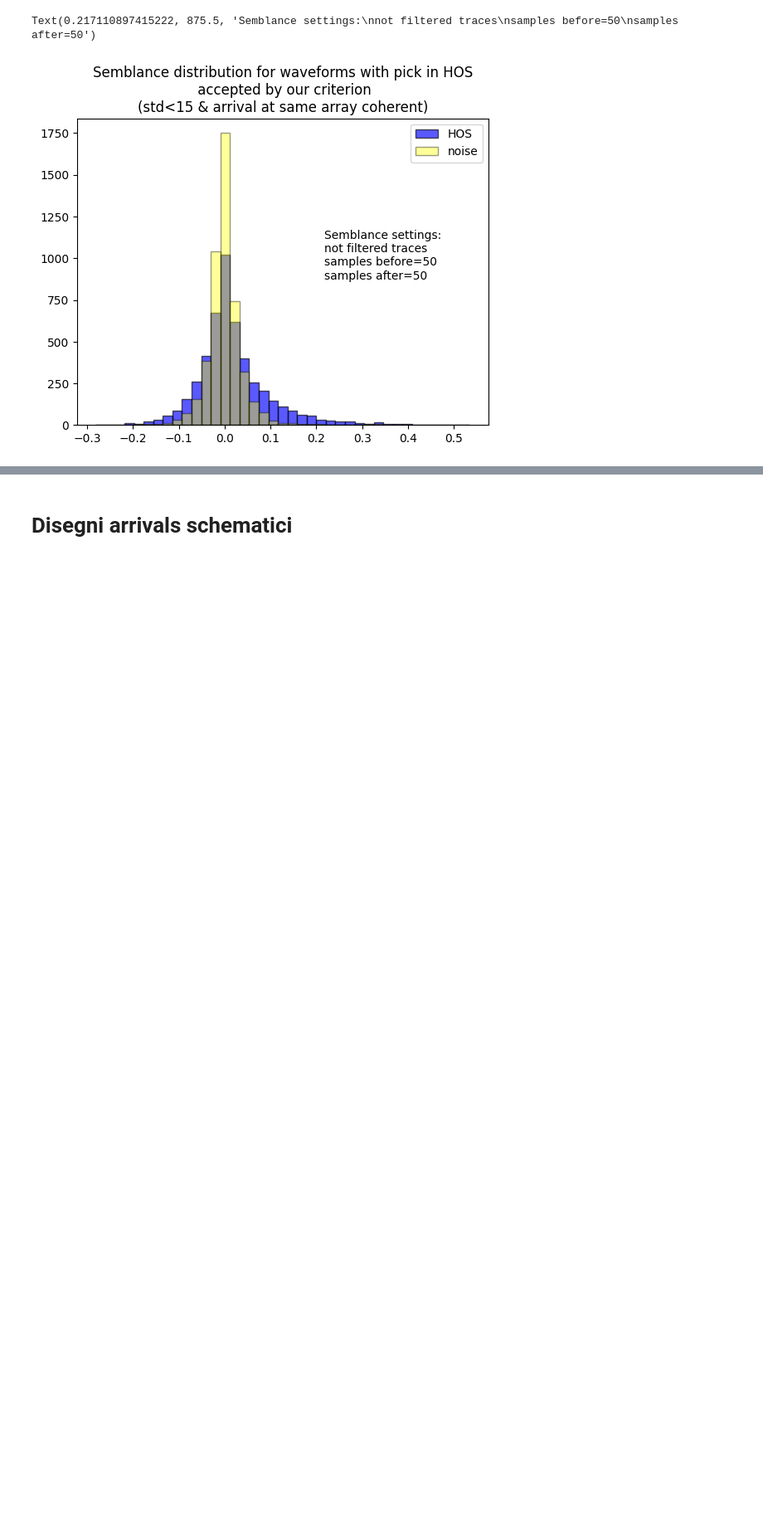
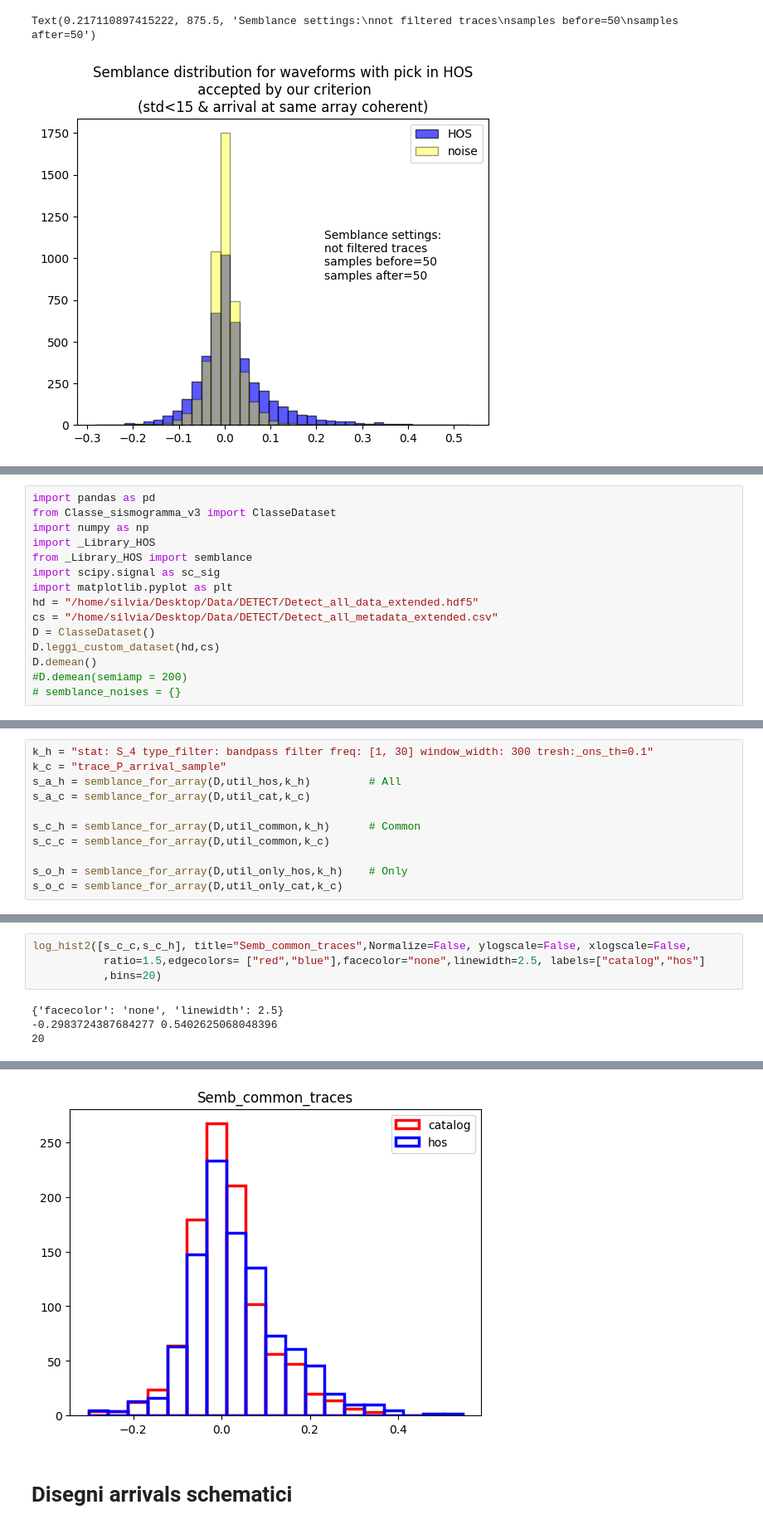
Before and after one commit to Nemenick/primoprogetto, a Jupyter notebook: Codici/_DETECT_HOS.ipynb, the cells around one changed output, grey strips where cells are left out. Shown at 83% size. Drawn from its saved outputs; the diff is of its cells as text; blank space fills up the shorter version.

```diff
--- a/Codici/_DETECT_HOS.ipynb
+++ b/Codici/_DETECT_HOS.ipynb
@@ -736,0 +779,15 @@ len(indici_buone )
+# %%
+import pandas as pd
+from Classe_sismogramma_v3 import ClasseDataset
+import numpy as np
+import _Library_HOS
+from _Library_HOS import semblance
+import scipy.signal as sc_sig
+import matplotlib.pyplot as plt
+hd = "/home/silvia/Desktop/Data/DETECT/Detect_all_data_extended.hdf5"
+cs = "/home/silvia/Desktop/Data/DETECT/Detect_all_metadata_extended.csv"
+D = ClasseDataset()
+D.leggi_custom_dataset(hd,cs)
+D.demean()
+#D.demean(semiamp = 200)
+# semblance_noises = {}
@@ -736,0 +846,11 @@ len(indici_buone )
+# %%
+k_h = "stat: S_4 type_filter: bandpass filter freq: [1, 30] window_width: 300 tresh:_ons_th=0.1"
+k_c = "trace_P_arrival_sample"
+s_a_h = semblance_for_array(D,util_hos,k_h)         # All
+s_a_c = semblance_for_array(D,util_cat,k_c)
+
+s_c_h = semblance_for_array(D,util_common,k_h)      # Common
+s_c_c = semblance_for_array(D,util_common,k_c)
+
+s_o_h = semblance_for_array(D,util_only_hos,k_h)    # Only
+s_o_c = semblance_for_array(D,util_only_cat,k_c)
@@ -736,0 +922,8 @@ len(indici_buone )
+# %%
+log_hist2([s_c_c,s_c_h], title="Semb_common_traces",Normalize=False, ylogscale=False, xlogscale=False,
+           ratio=1.5,edgecolors= ["red","blue"],facecolor="none",linewidth=2.5, labels=["catalog","hos"]
+           ,bins=20)
+# %% [output]
+{'facecolor': 'none', 'linewidth': 2.5}
+-0.2983724387684277 0.5402625068048396
+20
@@ -737,3 +944,4 @@ len(indici_buone )
+[figure, added]
 # %% [markdown]
 # Disegni arrivals schematici
 # %%
```
Also changed, not shown: parts of 9 cells of this notebook, 2 other files.
